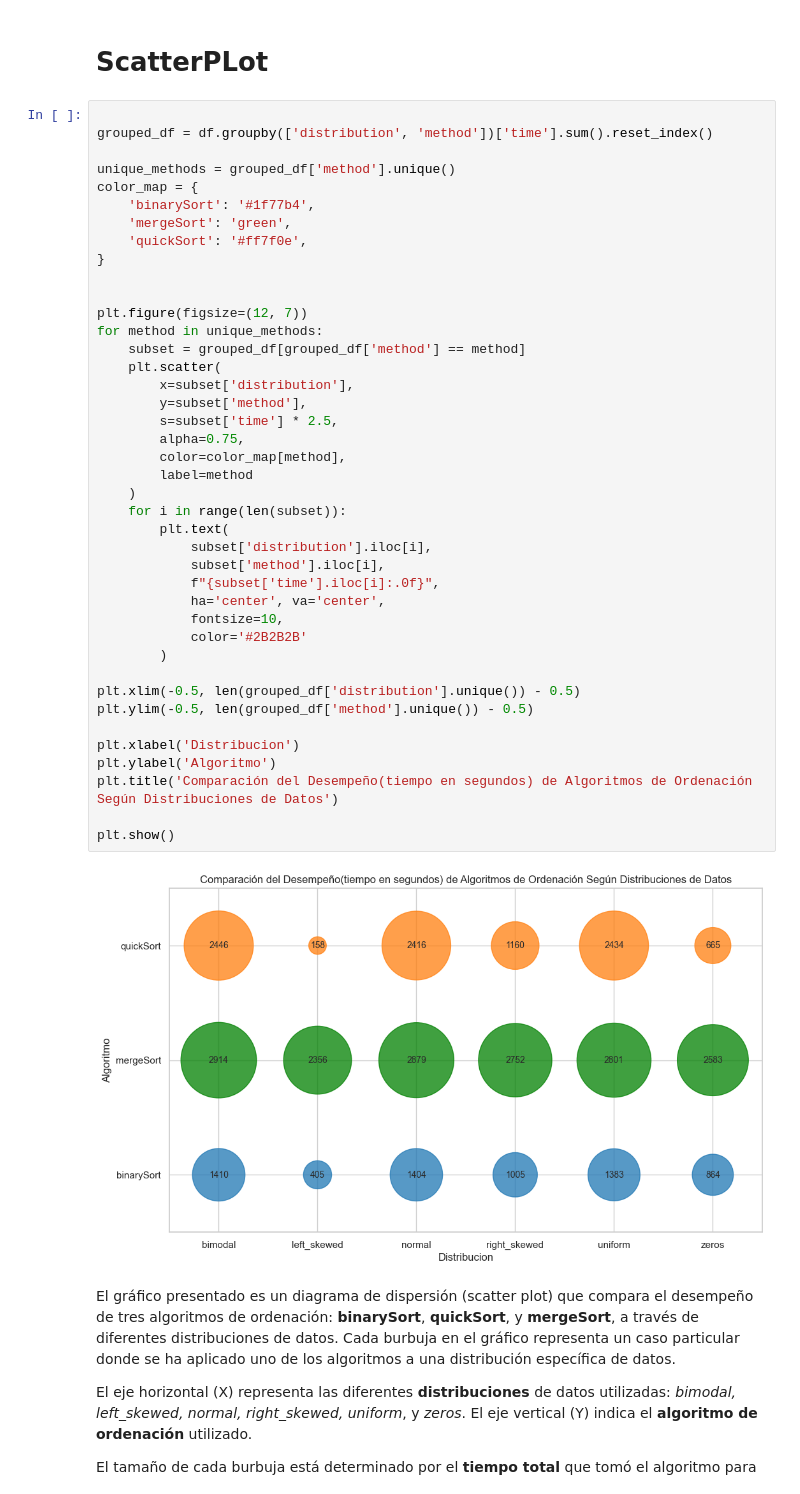
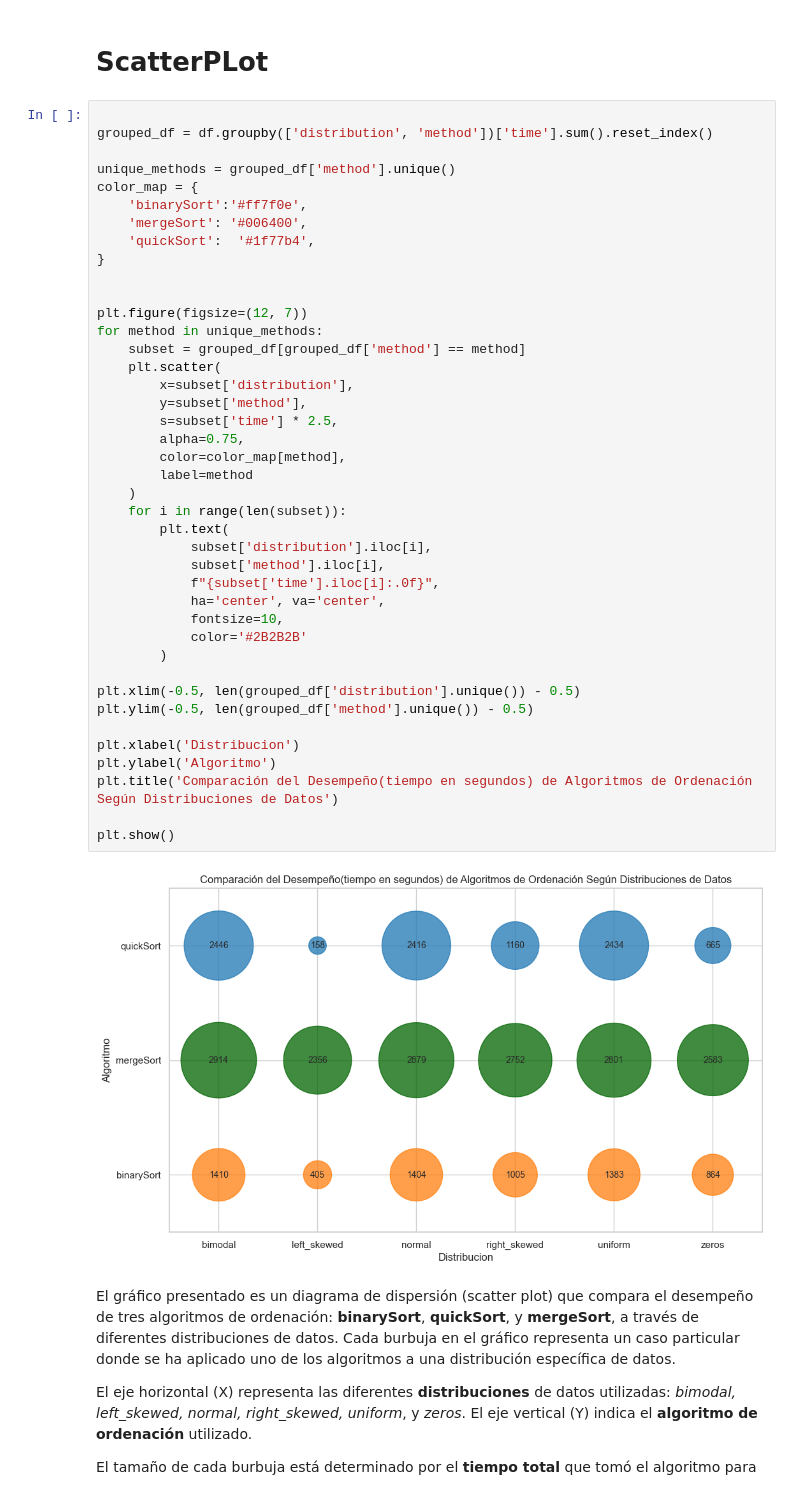
Before and after one commit to ulisac04/publico, a Jupyter notebook: index.ipynb, the cells around one changed output. Cells and saved outputs as stored; diff of their text form.

```diff
--- a/index.ipynb
+++ b/index.ipynb
@@ -378,43 +388,43 @@ grouped_df = df.groupby(['distribution', 'method'])['time'].sum().reset_index()
 
 unique_methods = grouped_df['method'].unique()
 color_map = {
-    'binarySort': '#1f77b4',
-    'mergeSort': 'green',
-    'quickSort': '#ff7f0e',
+    'binarySort':'#ff7f0e',
+    'mergeSort': '#006400',
+    'quickSort':  '#1f77b4',
 }
 
 
 plt.figure(figsize=(12, 7))
 for method in unique_methods:
     subset = grouped_df[grouped_df['method'] == method]
     plt.scatter(
         x=subset['distribution'],
         y=subset['method'],
         s=subset['time'] * 2.5,
         alpha=0.75,
         color=color_map[method],
         label=method
     )
     for i in range(len(subset)):
         plt.text(
             subset['distribution'].iloc[i],
             subset['method'].iloc[i],
             f"{subset['time'].iloc[i]:.0f}",
             ha='center', va='center',
             fontsize=10,
             color='#2B2B2B'
         )
 
 plt.xlim(-0.5, len(grouped_df['distribution'].unique()) - 0.5)
 plt.ylim(-0.5, len(grouped_df['method'].unique()) - 0.5)
 
 plt.xlabel('Distribucion')
 plt.ylabel('Algoritmo')
 plt.title('Comparación del Desempeño(tiempo en segundos) de Algoritmos de Ordenación Según Distribuciones de Datos')
 
 plt.show()
 # %% [output]
-[figure, old version]
+[figure, new version]
 # %% [markdown]
 <p>
     El gráfico presentado es un diagrama de dispersión (scatter plot) que compara el desempeño de tres algoritmos de ordenación: <strong>binarySort</strong>, <strong>quickSort</strong>, y <strong>mergeSort</strong>, a través de diferentes distribuciones de datos. Cada burbuja en el gráfico representa un caso particular donde se ha aplicado uno de los algoritmos a una distribución específica de datos.
```
Also changed, not shown: parts of 13 cells of this notebook.
